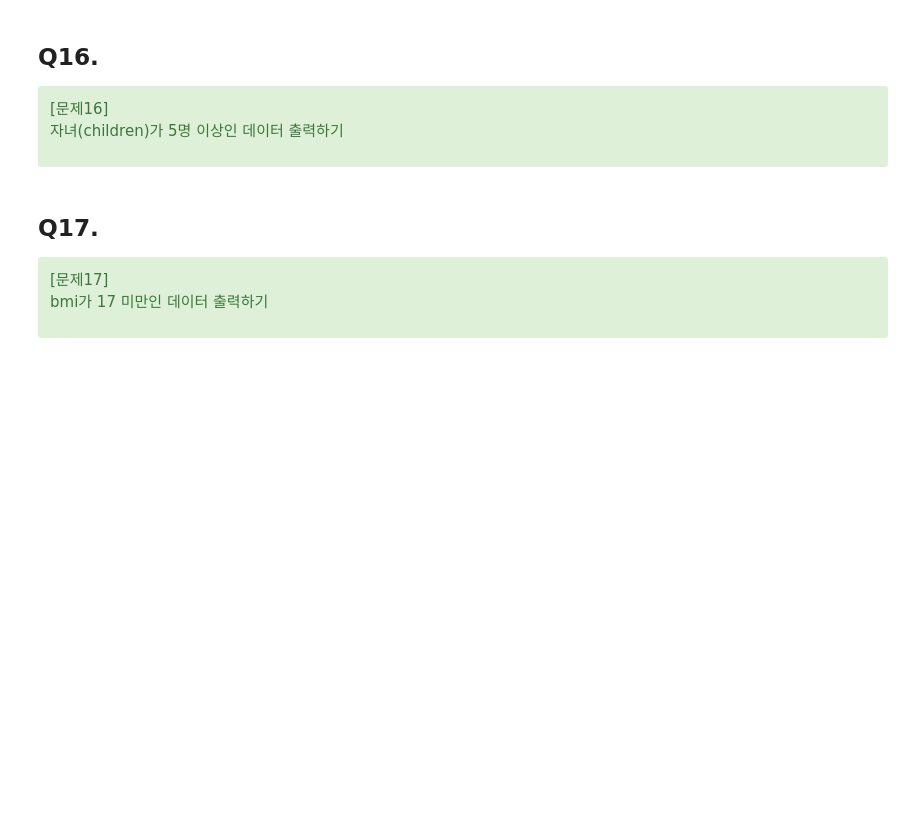
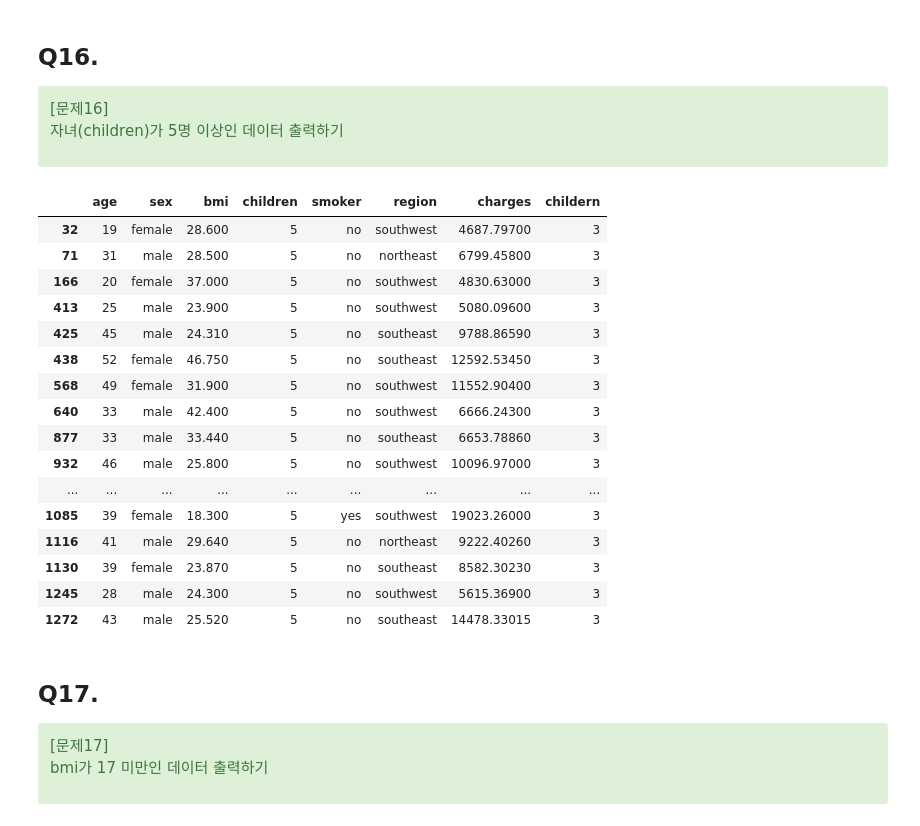
Before and after one commit to JeonJongDae/dinner_stock_AI, a Jupyter notebook: 2주차/pandas_exercise.ipynb, the cells around one changed output. Cells and saved outputs as stored; diff of their text form; code cells hidden in the pictures; blank space fills up the shorter version.

```diff
--- a/2주차/pandas_exercise.ipynb
+++ b/2주차/pandas_exercise.ipynb
@@ -371,6 +405,28 @@ pd.value_counts
 
 자녀(children)가  5명 이상인 데이터 출력하기
 </div>
+# %%
+df5=df['children']>=5
+# %%
+df[df5]
+# %% [output]
+|  | age | sex | bmi | children | smoker | region | charges | childern |
+| 32 | 19 | female | 28.600 | 5 | no | southwest | 4687.79700 | 3 |
+| 71 | 31 | male | 28.500 | 5 | no | northeast | 6799.45800 | 3 |
+| 166 | 20 | female | 37.000 | 5 | no | southwest | 4830.63000 | 3 |
+| 413 | 25 | male | 23.900 | 5 | no | southwest | 5080.09600 | 3 |
+| 425 | 45 | male | 24.310 | 5 | no | southeast | 9788.86590 | 3 |
+| 438 | 52 | female | 46.750 | 5 | no | southeast | 12592.53450 | 3 |
+| 568 | 49 | female | 31.900 | 5 | no | southwest | 11552.90400 | 3 |
+| 640 | 33 | male | 42.400 | 5 | no | southwest | 6666.24300 | 3 |
+| 877 | 33 | male | 33.440 | 5 | no | southeast | 6653.78860 | 3 |
+| 932 | 46 | male | 25.800 | 5 | no | southwest | 10096.97000 | 3 |
+| ... | ... | ... | ... | ... | ... | ... | ... | ... |
+| 1085 | 39 | female | 18.300 | 5 | yes | southwest | 19023.26000 | 3 |
+| 1116 | 41 | male | 29.640 | 5 | no | northeast | 9222.40260 | 3 |
+| 1130 | 39 | female | 23.870 | 5 | no | southeast | 8582.30230 | 3 |
+| 1245 | 28 | male | 24.300 | 5 | no | southwest | 5615.36900 | 3 |
+| 1272 | 43 | male | 25.520 | 5 | no | southeast | 14478.33015 | 3 |
 # %% [markdown]
 ## Q17.
 <div class="alert alert-success">
```
Also changed, not shown: parts of 18 cells of this notebook.
